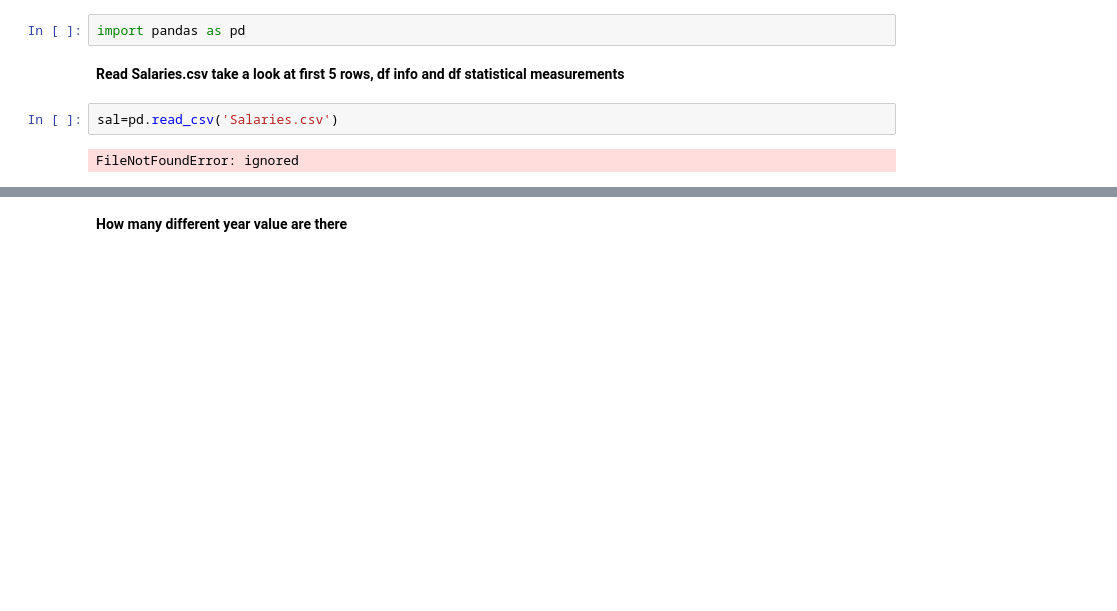
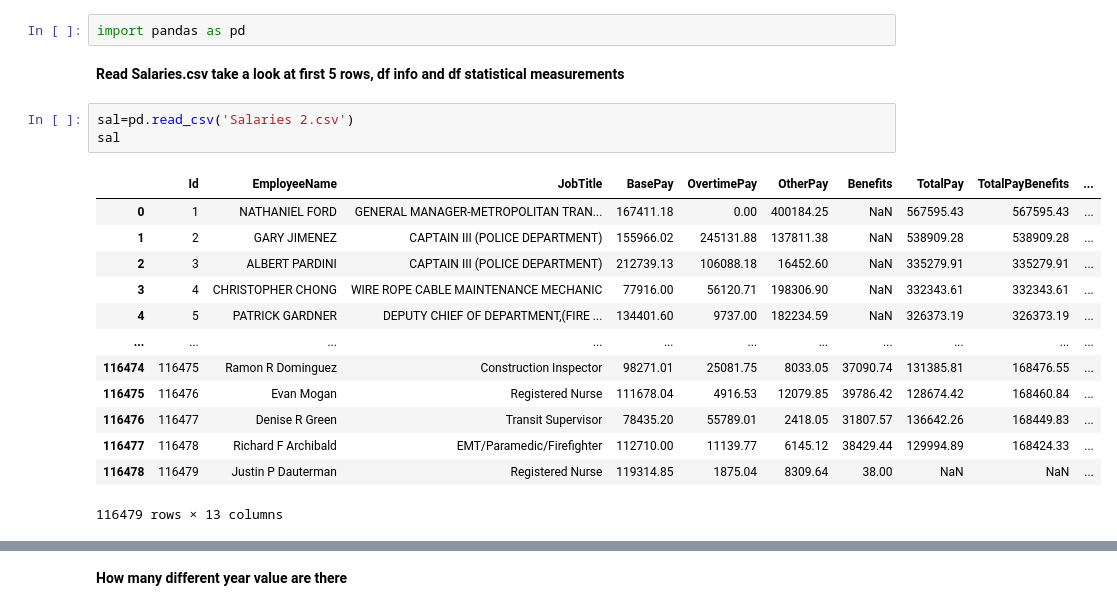
Before and after one commit to NeslihanBabaarslan/PANDAS, a Jupyter notebook: Assignment_1_Student_(1).ipynb, the cells around one changed output, grey strips where cells are left out. Drawn from its saved outputs; the diff is of its cells as text; blank space fills up the shorter version.

```diff
--- a/Assignment_1_Student_(1).ipynb
+++ b/Assignment_1_Student_(1).ipynb
@@ -296,6 +283,19 @@ import pandas as pd
 # %% [markdown]
 **Read Salaries.csv take a look at first 5 rows, df info and df statistical measurements**
 # %%
-sal=pd.read_csv('Salaries.csv')
+sal=pd.read_csv('Salaries 2.csv')
+sal
 # %% [output]
+|  | Id | EmployeeName | JobTitle | BasePay | OvertimePay | OtherPay | Benefits | TotalPay | TotalPayBenefits | ... |
+| 0 | 1 | NATHANIEL FORD | GENERAL MANAGER-METROPOLITAN TRAN... | 167411.18 | 0.00 | 400184.25 | NaN | 567595.43 | 567595.43 | ... |
+| 1 | 2 | GARY JIMENEZ | CAPTAIN III (POLICE DEPARTMENT) | 155966.02 | 245131.88 | 137811.38 | NaN | 538909.28 | 538909.28 | ... |
+| 2 | 3 | ALBERT PARDINI | CAPTAIN III (POLICE DEPARTMENT) | 212739.13 | 106088.18 | 16452.60 | NaN | 335279.91 | 335279.91 | ... |
+| 3 | 4 | CHRISTOPHER CHONG | WIRE ROPE CABLE MAINTENANCE MECHANIC | 77916.00 | 56120.71 | 198306.90 | NaN | 332343.61 | 332343.61 | ... |
+| 4 | 5 | PATRICK GARDNER | DEPUTY CHIEF OF DEPARTMENT,(FIRE ... | 134401.60 | 9737.00 | 182234.59 | NaN | 326373.19 | 326373.19 | ... |
+| ... | ... | ... | ... | ... | ... | ... | ... | ... | ... | ... |
+| 116474 | 116475 | Ramon R Dominguez | Construction Inspector | 98271.01 | 25081.75 | 8033.05 | 37090.74 | 131385.81 | 168476.55 | ... |
+| 116475 | 116476 | Evan Mogan | Registered Nurse | 111678.04 | 4916.53 | 12079.85 | 39786.42 | 128674.42 | 168460.84 | ... |
+| 116476 | 116477 | Denise R Green | Transit Supervisor | 78435.20 | 55789.01 | 2418.05 | 31807.57 | 136642.26 | 168449.83 | ... |
+| 116477 | 116478 | Richard F Archibald | EMT/Paramedic/Firefighter | 112710.00 | 11139.77 | 6145.12 | 38429.44 | 129994.89 | 168424.33 | ... |
+| 116478 | 116479 | Justin P Dauterman | Registered Nurse | 119314.85 | 1875.04 | 8309.64 | 38.00 | NaN | NaN | ... |
-FileNotFoundError: ignored
+116479 rows × 13 columns
```
Also changed, not shown: parts of 54 cells of this notebook.
